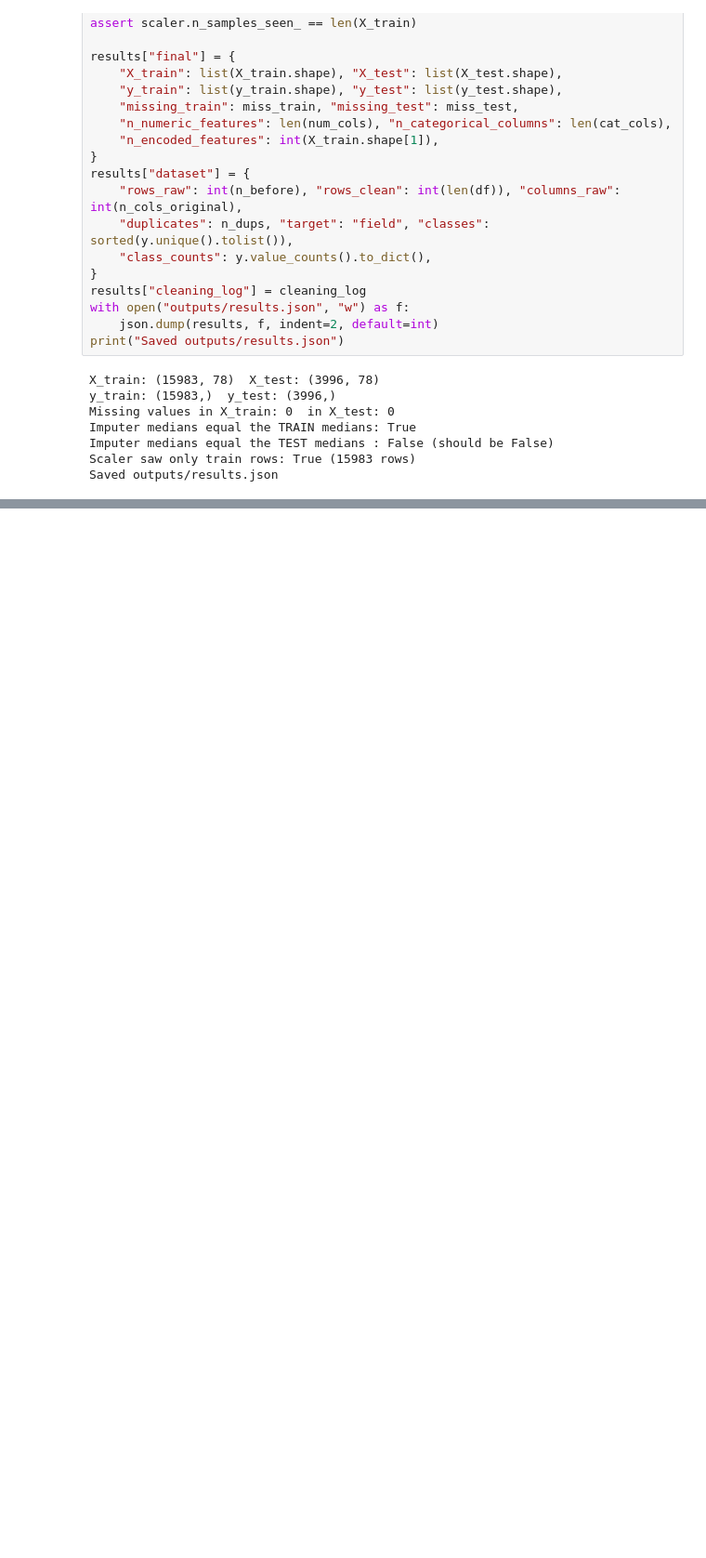
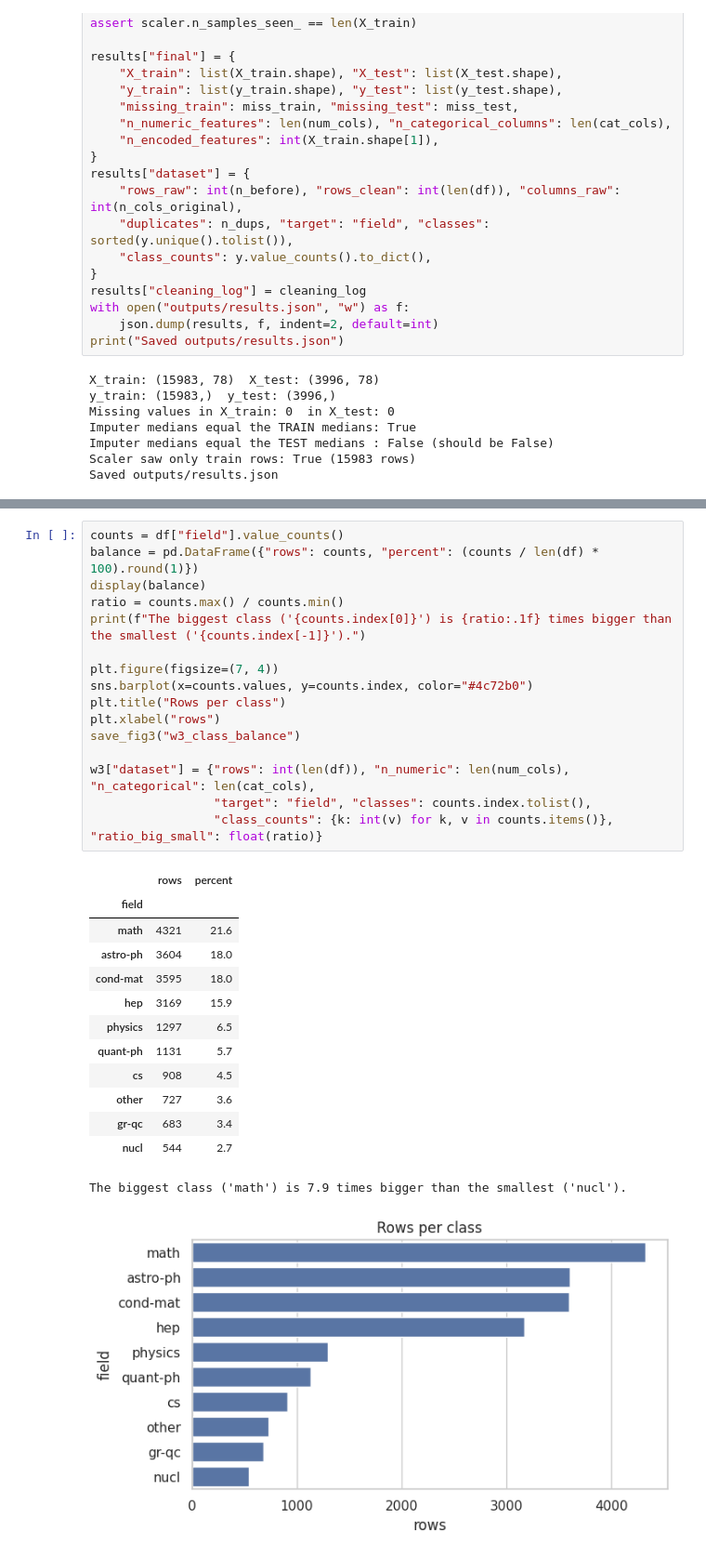
Before and after one commit to MHassanEjaz/rag-project, a Jupyter notebook: notebooks/rag-project.ipynb, the cells around one changed output, grey strips where cells are left out. Shown at 93% size. Cells and saved outputs as stored; diff of their text form; blank space fills up the shorter version.

```diff
--- a/notebooks/rag-project.ipynb
+++ b/notebooks/rag-project.ipynb
@@ -475,0 +515,31 @@ updating: outputs/results.json (deflated 67%)
+# %%
+counts = df["field"].value_counts()
+balance = pd.DataFrame({"rows": counts, "percent": (counts / len(df) * 100).round(1)})
+display(balance)
+ratio = counts.max() / counts.min()
+print(f"The biggest class ('{counts.index[0]}') is {ratio:.1f} times bigger than the smallest ('{counts.index[-1]}').")
+
+plt.figure(figsize=(7, 4))
+sns.barplot(x=counts.values, y=counts.index, color="#4c72b0")
+plt.title("Rows per class")
+plt.xlabel("rows")
+save_fig3("w3_class_balance")
+
+w3["dataset"] = {"rows": int(len(df)), "n_numeric": len(num_cols), "n_categorical": len(cat_cols),
+                 "target": "field", "classes": counts.index.tolist(),
+                 "class_counts": {k: int(v) for k, v in counts.items()}, "ratio_big_small": float(ratio)}
+# %% [output]
+|  | rows | percent |
+| field |  |  |
+| math | 4321 | 21.6 |
+| astro-ph | 3604 | 18.0 |
+| cond-mat | 3595 | 18.0 |
+| hep | 3169 | 15.9 |
+| physics | 1297 | 6.5 |
+| quant-ph | 1131 | 5.7 |
+| cs | 908 | 4.5 |
+| other | 727 | 3.6 |
+| gr-qc | 683 | 3.4 |
+| nucl | 544 | 2.7 |
+The biggest class ('math') is 7.9 times bigger than the smallest ('nucl').
+[figure, added]
```
Also changed, not shown: parts of 13 cells of this notebook.
